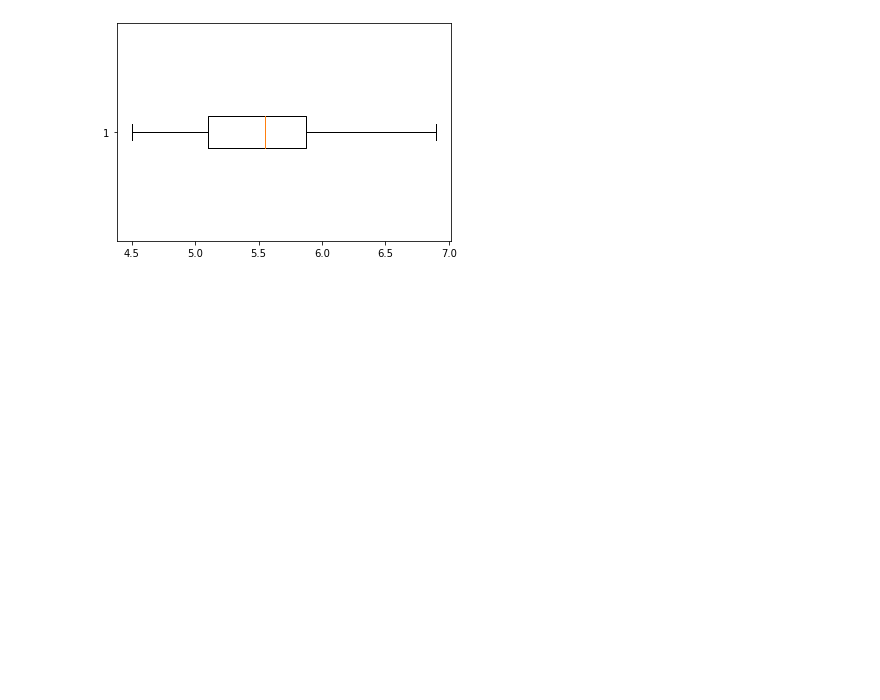
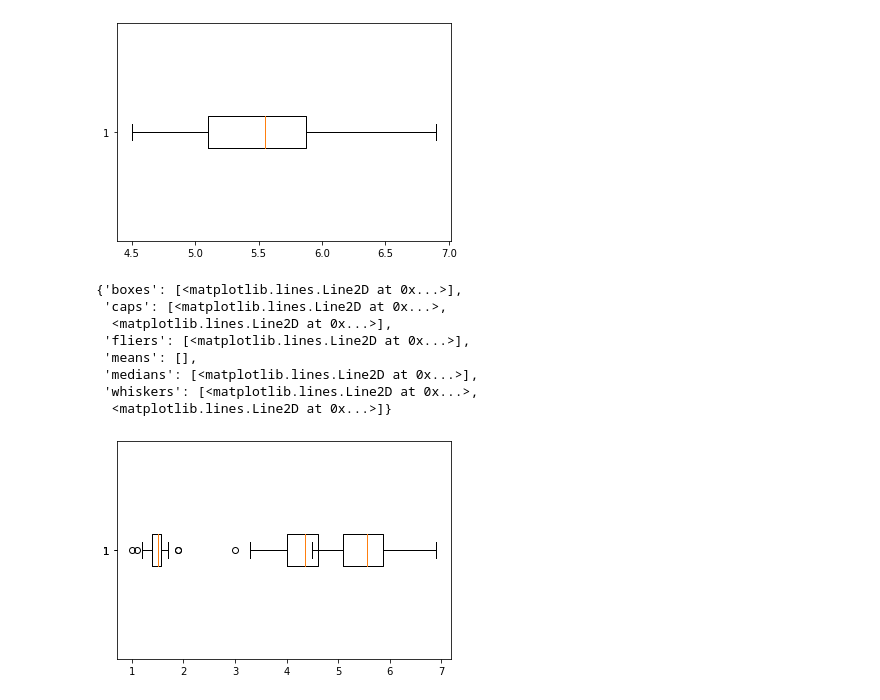
Before and after one commit to chayakonchanlun/data_viz_2022, a Jupyter notebook: Dataviz02_Data_Distribution.ipynb, the cells around one changed output. Saved outputs shown, nothing was run; the diff lists cells and outputs as text; code cells hidden in the pictures; blank space fills up the shorter version.

```diff
--- a/Dataviz02_Data_Distribution.ipynb
+++ b/Dataviz02_Data_Distribution.ipynb
@@ -350,3 +350,17 @@ plt.boxplot(df['PetalLength'][100:],vert=False)  #verginiga
  'whiskers': [<matplotlib.lines.Line2D at 0x...>,
   <matplotlib.lines.Line2D at 0x...>]}
 [figure]
+# %%
+plt.boxplot(df['PetalLength'][:50],vert=False) #setsosa
+plt.boxplot(df['PetalLength'][50:100],vert=False)  #versicolor
+plt.boxplot(df['PetalLength'][100:],vert=False)  #verginiga
+# %% [output]
+{'boxes': [<matplotlib.lines.Line2D at 0x...>],
+ 'caps': [<matplotlib.lines.Line2D at 0x...>,
+  <matplotlib.lines.Line2D at 0x...>],
+ 'fliers': [<matplotlib.lines.Line2D at 0x...>],
+ 'means': [],
+ 'medians': [<matplotlib.lines.Line2D at 0x...>],
+ 'whiskers': [<matplotlib.lines.Line2D at 0x...>,
+  <matplotlib.lines.Line2D at 0x...>]}
+[figure, added]
```
